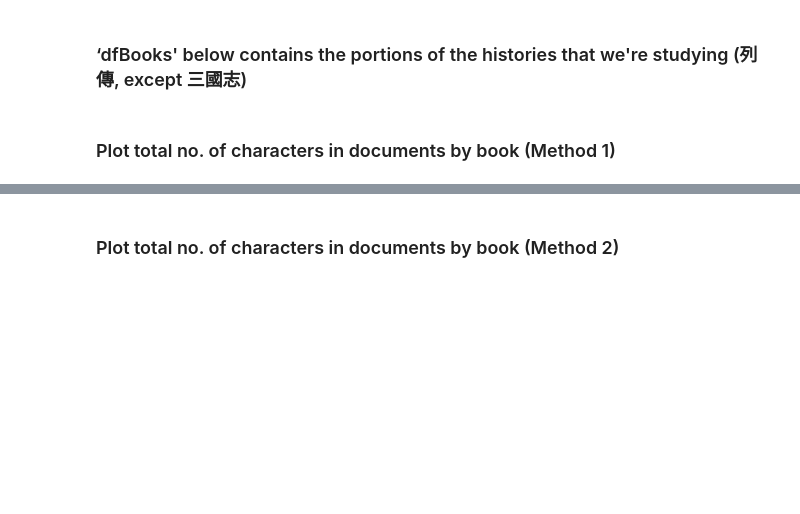
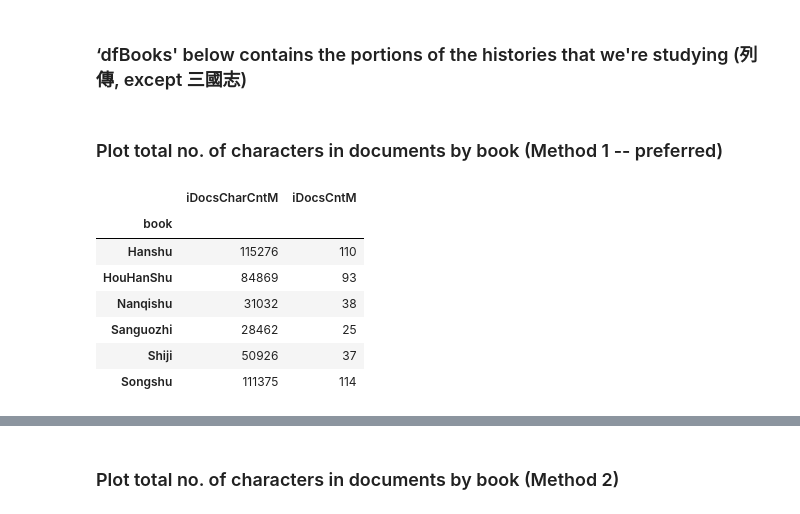
Before and after one commit to Dazera/docanalysis, a Jupyter notebook: DocAnalysis.ipynb, the cells around one changed output, grey strips where cells are left out. Drawn from its saved outputs; the diff is of its cells as text; code cells hidden in the pictures; blank space fills up the shorter version.

```diff
--- a/DocAnalysis.ipynb
+++ b/DocAnalysis.ipynb
@@ -253,9 +253,21 @@ for hist in Histories[1:]:
         newdf = df[ (df.book==hist) & (df.section.isin(['列傳'])) ]
     dfBooks = pd.concat([dfBooks, newdf])
 # %% [markdown]
-### Plot total no. of characters in documents by book (Method 1)
+### Plot total no. of characters in documents by book (Method 1 -- preferred)
 # %%
 xx = dfBooks['iDocsCharCntM'].groupby(dfBooks['book']).sum()
+# %%
+xx = dfBooks.groupby('book')['iDocsCharCntM', 'iDocsCntM'].sum()
+xx
+# %% [output]
+|  | iDocsCharCntM | iDocsCntM |
+| book |  |  |
+| Hanshu | 115276 | 110 |
+| HouHanShu | 84869 | 93 |
+| Nanqishu | 31032 | 38 |
+| Sanguozhi | 28462 | 25 |
+| Shiji | 50926 | 37 |
+| Songshu | 111375 | 114 |
 # %%
 dfPlot = pd.DataFrame({
     'book': xx.index.to_numpy(),
```
Also changed, not shown: parts of 8 cells of this notebook.
